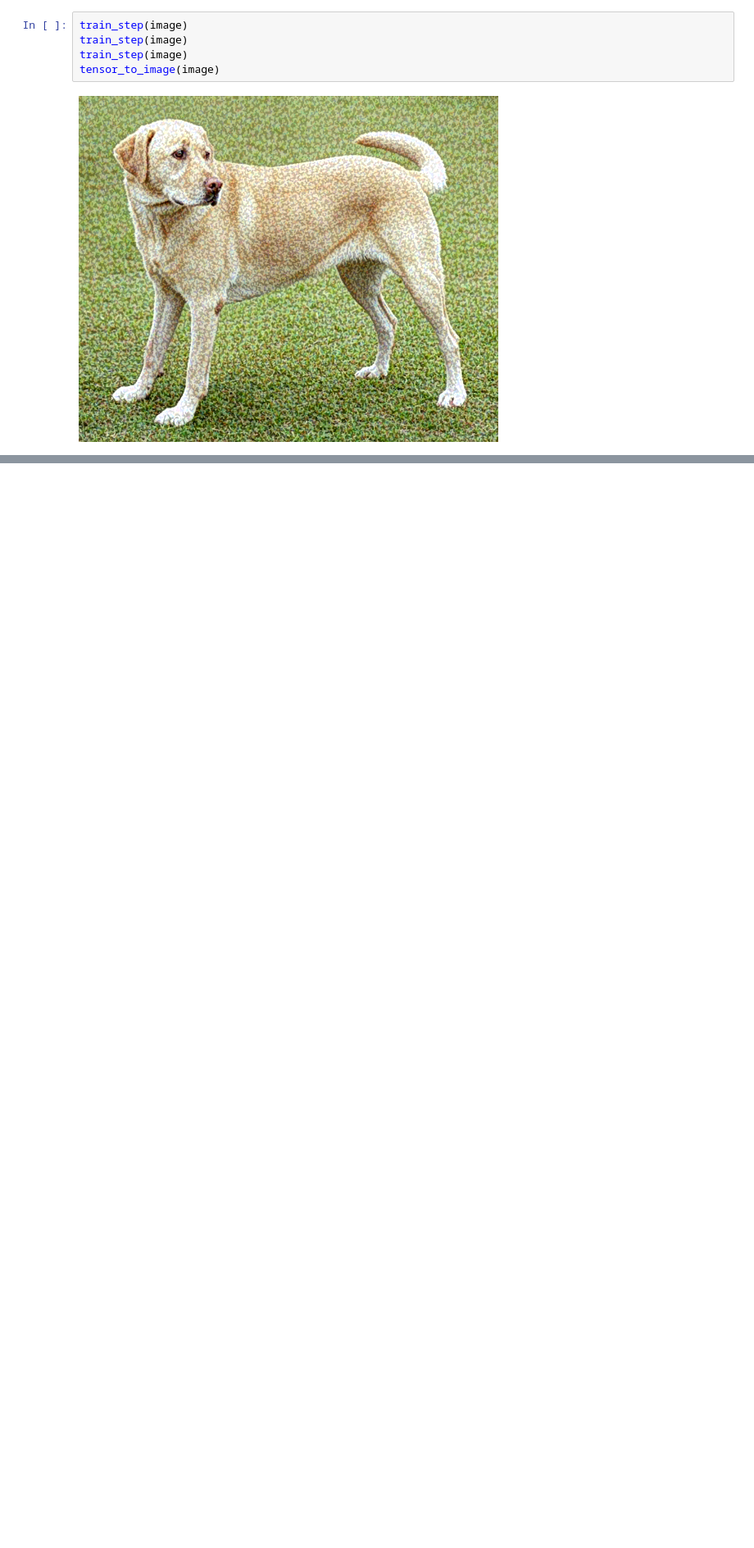
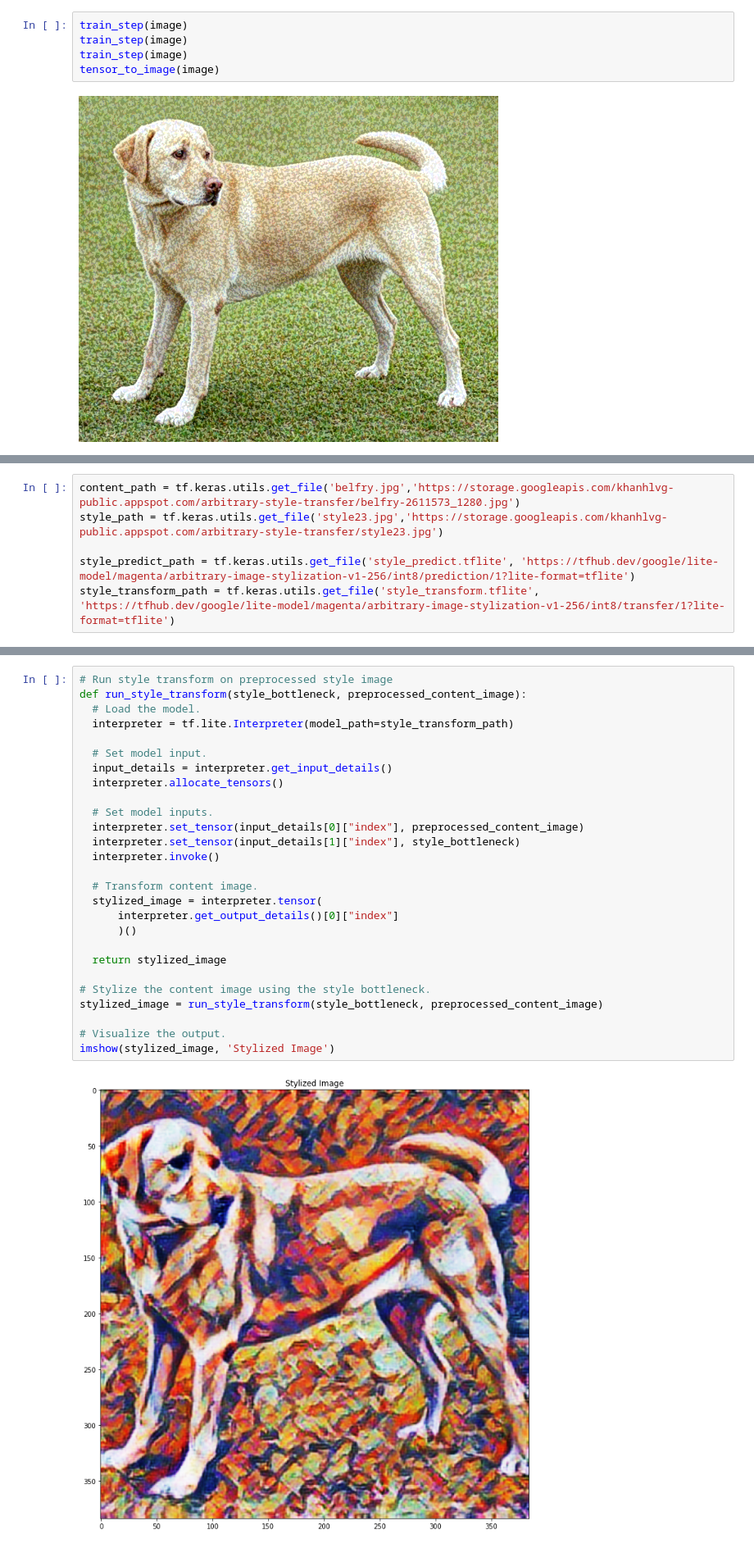
Before and after one commit to SWTube/Darkest-Cave, a Jupyter notebook: Data/Preliminary_Model/ResNet50V2.ipynb, the cells around one changed output, grey strips where cells are left out. Shown at 82% size. Cells and saved outputs as stored; diff of their text form; blank space fills up the shorter version.

```diff
--- a/Data/Preliminary_Model/ResNet50V2.ipynb
+++ b/Data/Preliminary_Model/ResNet50V2.ipynb
@@ -219,0 +260,6 @@ KeyboardInterrupt: ignored
+# %%
+content_path = tf.keras.utils.get_file('belfry.jpg','https://storage.googleapis.com/khanhlvg-public.appspot.com/arbitrary-style-transfer/belfry-2611573_1280.jpg')
+style_path = tf.keras.utils.get_file('style23.jpg','https://storage.googleapis.com/khanhlvg-public.appspot.com/arbitrary-style-transfer/style23.jpg')
+
+style_predict_path = tf.keras.utils.get_file('style_predict.tflite', 'https://tfhub.dev/google/lite-model/magenta/arbitrary-image-stylization-v1-256/int8/prediction/1?lite-format=tflite')
+style_transform_path = tf.keras.utils.get_file('style_transform.tflite', 'https://tfhub.dev/google/lite-model/magenta/arbitrary-image-stylization-v1-256/int8/transfer/1?lite-format=tflite')
@@ -219,0 +303,29 @@ KeyboardInterrupt: ignored
+# %%
+# Run style transform on preprocessed style image
+def run_style_transform(style_bottleneck, preprocessed_content_image):
+  # Load the model.
+  interpreter = tf.lite.Interpreter(model_path=style_transform_path)
+
+  # Set model input.
+  input_details = interpreter.get_input_details()
+  interpreter.allocate_tensors()
+
+  # Set model inputs.
+  interpreter.set_tensor(input_details[0]["index"], preprocessed_content_image)
+  interpreter.set_tensor(input_details[1]["index"], style_bottleneck)
+  interpreter.invoke()
+
+  # Transform content image.
+  stylized_image = interpreter.tensor(
+      interpreter.get_output_details()[0]["index"]
+      )()
+
+  return stylized_image
+
+# Stylize the content image using the style bottleneck.
+stylized_image = run_style_transform(style_bottleneck, preprocessed_content_image)
+
+# Visualize the output.
+imshow(stylized_image, 'Stylized Image')
+# %% [output]
+[figure, added]
```
Also changed, not shown: parts of 11 cells of this notebook, 3 other files.
